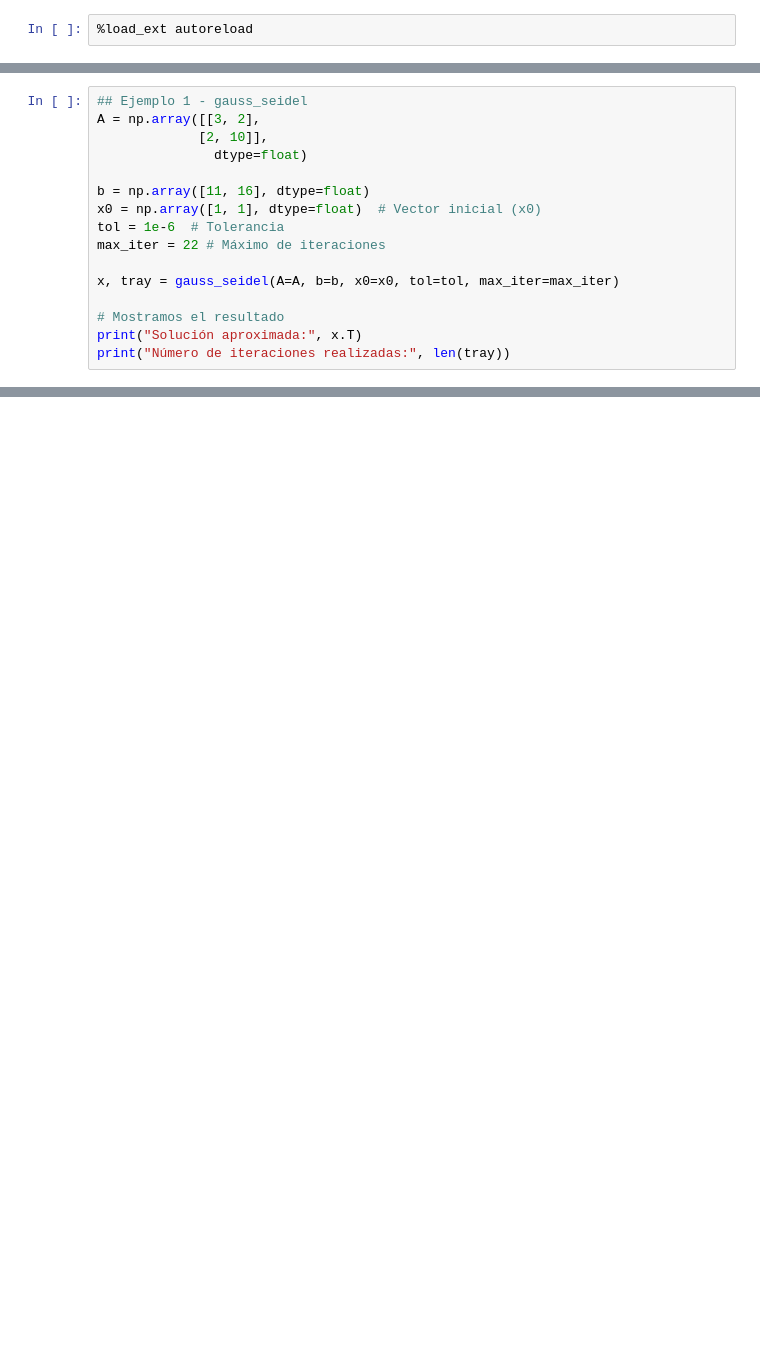
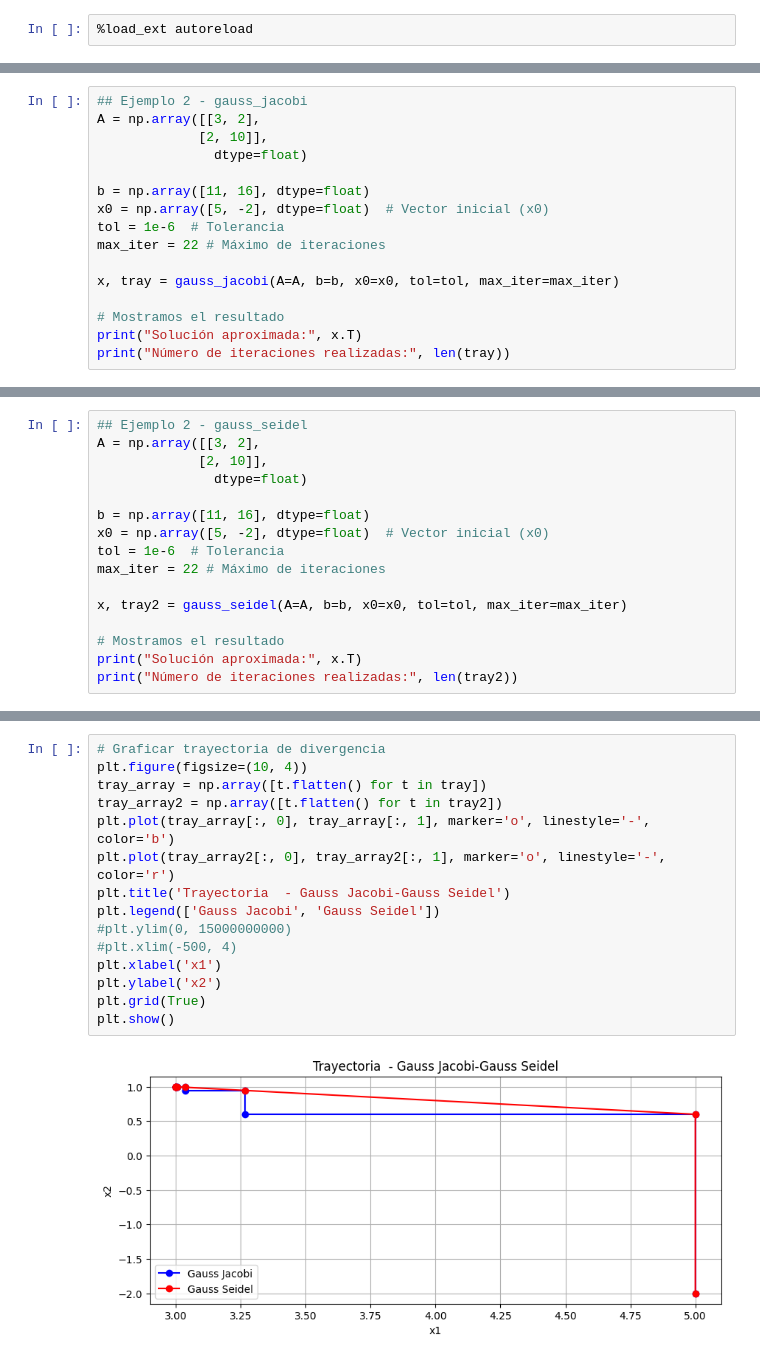
Before and after one commit to LAINE30/T4_gauss-Jacobi-Seidel, a Jupyter notebook: T4-gauss.ipynb, the cells around one changed output, grey strips where cells are left out. Cells and saved outputs as stored; diff of their text form; blank space fills up the shorter version.

```diff
--- a/T4-gauss.ipynb
+++ b/T4-gauss.ipynb
@@ -129,15 +288,15 @@ print("Número de iteraciones realizadas:", len(tray))
 # %%
-## Ejemplo 1 - gauss_seidel
+## Ejemplo 2 - gauss_jacobi
 A = np.array([[3, 2],
              [2, 10]],
                dtype=float)
 
 b = np.array([11, 16], dtype=float)
-x0 = np.array([1, 1], dtype=float)  # Vector inicial (x0)
+x0 = np.array([5, -2], dtype=float)  # Vector inicial (x0)
 tol = 1e-6  # Tolerancia
 max_iter = 22 # Máximo de iteraciones
 
-x, tray = gauss_seidel(A=A, b=b, x0=x0, tol=tol, max_iter=max_iter)
+x, tray = gauss_jacobi(A=A, b=b, x0=x0, tol=tol, max_iter=max_iter)
 
 # Mostramos el resultado
 print("Solución aproximada:", x.T)
@@ -149,0 +324,16 @@ Número de iteraciones realizadas: 2
+# %%
+## Ejemplo 2 - gauss_seidel
+A = np.array([[3, 2],
+             [2, 10]],
+               dtype=float)
+
+b = np.array([11, 16], dtype=float)
+x0 = np.array([5, -2], dtype=float)  # Vector inicial (x0)
+tol = 1e-6  # Tolerancia
+max_iter = 22 # Máximo de iteraciones
+
+x, tray2 = gauss_seidel(A=A, b=b, x0=x0, tol=tol, max_iter=max_iter)
+
+# Mostramos el resultado
+print("Solución aproximada:", x.T)
+print("Número de iteraciones realizadas:", len(tray2))
@@ -149,0 +353,17 @@ Número de iteraciones realizadas: 2
+# %%
+# Graficar trayectoria de divergencia
+plt.figure(figsize=(10, 4))
+tray_array = np.array([t.flatten() for t in tray])
+tray_array2 = np.array([t.flatten() for t in tray2])
+plt.plot(tray_array[:, 0], tray_array[:, 1], marker='o', linestyle='-', color='b')
+plt.plot(tray_array2[:, 0], tray_array2[:, 1], marker='o', linestyle='-', color='r')
+plt.title('Trayectoria  - Gauss Jacobi-Gauss Seidel')
+plt.legend(['Gauss Jacobi', 'Gauss Seidel'])
+#plt.ylim(0, 15000000000)
+#plt.xlim(-500, 4)
+plt.xlabel('x1')
+plt.ylabel('x2')
+plt.grid(True)
+plt.show()
+# %% [output]
+[figure, added]
```
Also changed, not shown: parts of 18 cells of this notebook.
